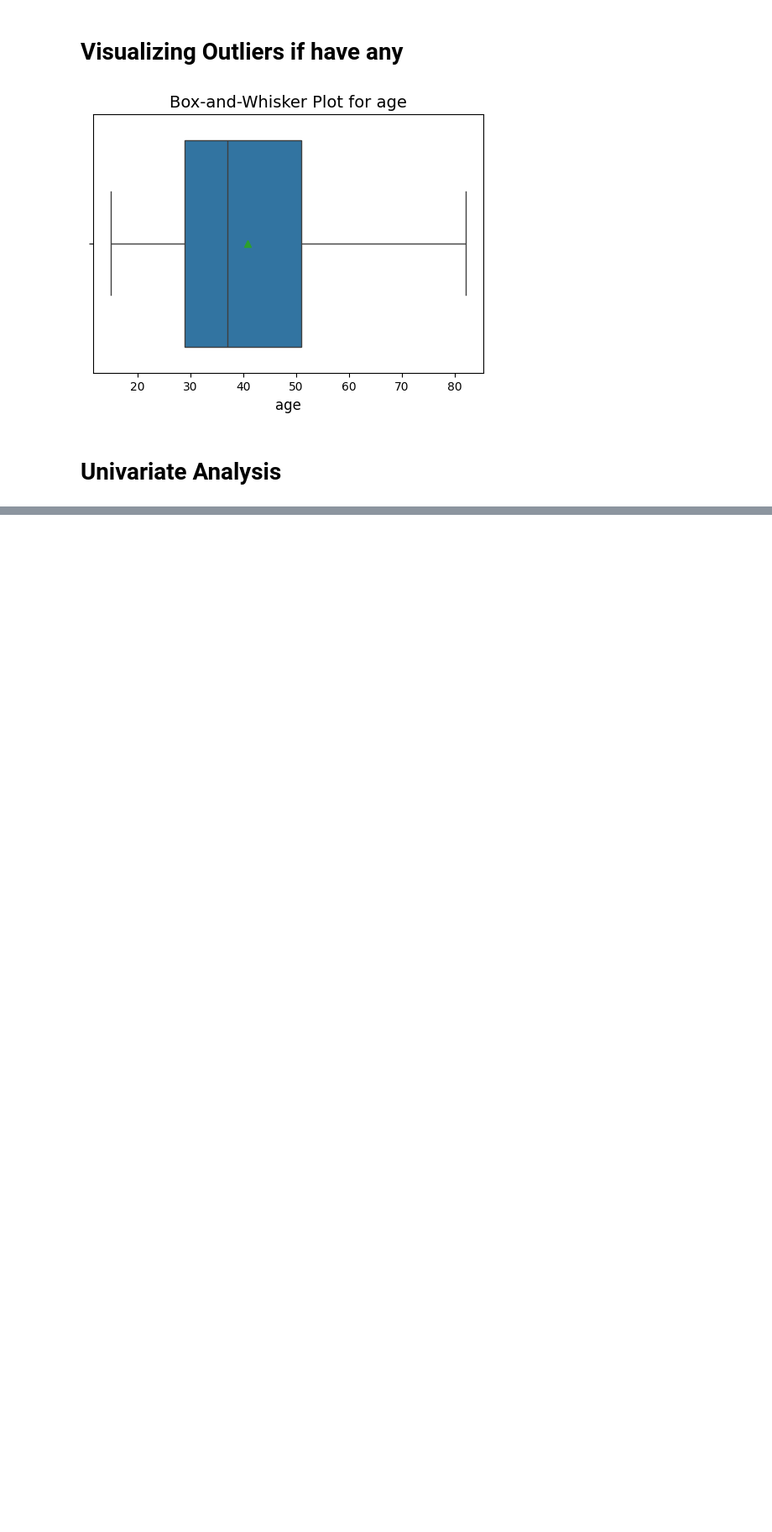
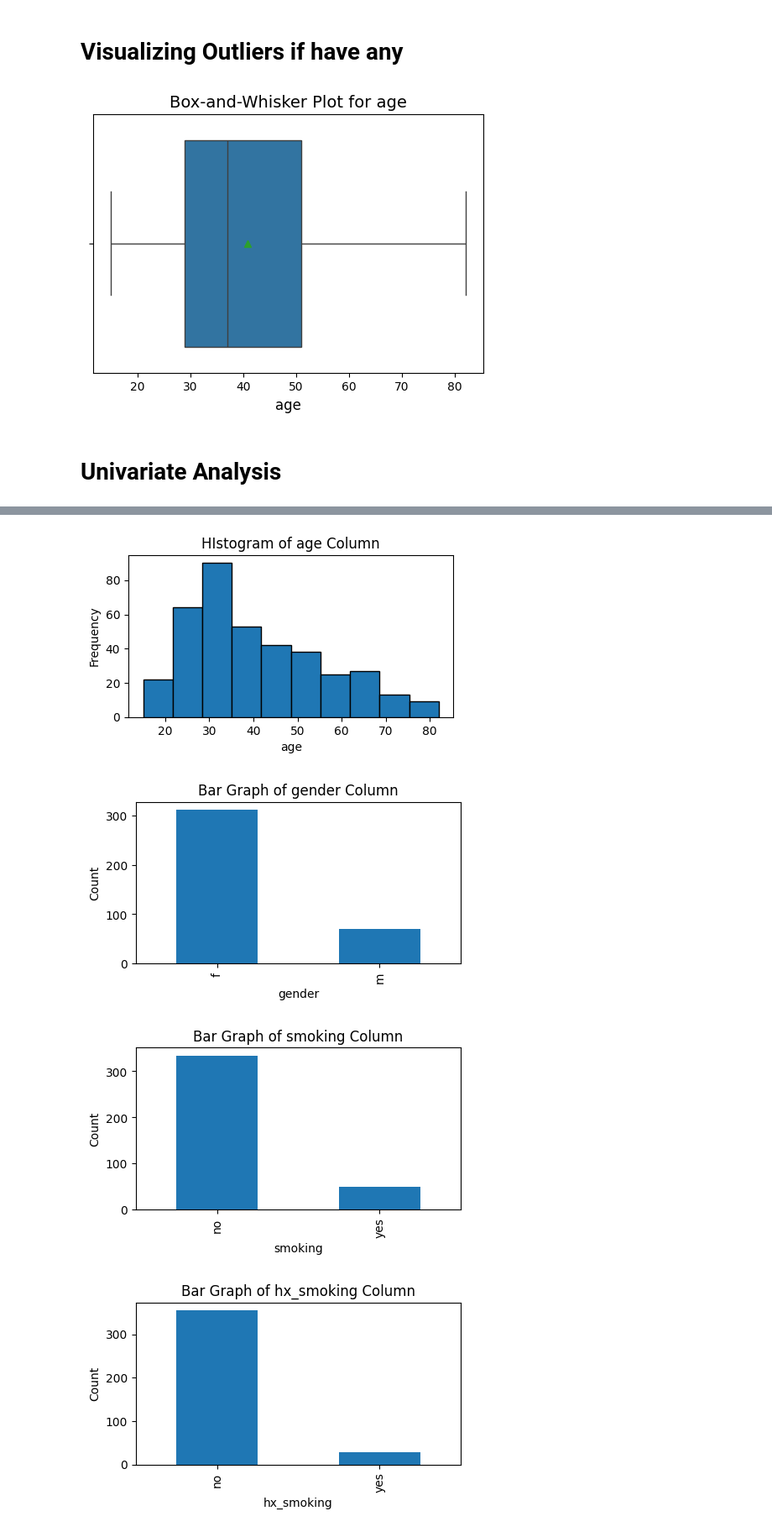
Before and after one commit to madmaxtoastflytiger/CaptStone2-Thyroid-Disease, a Jupyter notebook: 3_ThyroidDisease_EDA.ipynb, the cells around one changed output, grey strips where cells are left out. Shown at 84% size. Saved outputs shown, nothing was run; the diff lists cells and outputs as text; code cells hidden in the pictures; blank space fills up the shorter version.

Commit message:
finish up bar graph and histo code

```diff
--- a/3_ThyroidDisease_EDA.ipynb
+++ b/3_ThyroidDisease_EDA.ipynb
@@ -161,0 +184,42 @@ plt.show()
+# %%
+# the main wrapper function will quickly run them all but if any column seems to be interesting (like maybe need to modify the bin number on a particular histogram) then I can use the inidividal function as well
+
+def quick_bar_graph(df, col_name):
+    df[col_name].value_counts().plot(kind='bar', figsize=(5, 2.5))
+    plt.title(f'Bar Graph of {col_name} Column')
+    plt.xlabel(col_name)
+    plt.ylabel('Count')
+    plt.show()
+
+
+def quick_histogram(df, col_name, bins=10):
+    df[col_name].plot(kind='hist', bins=bins, figsize=(5, 2.5), edgecolor='black')
+    plt.title(f'HIstogram of {col_name} Column')
+    plt.xlabel(col_name)
+    plt.ylabel('Frequency')
+    plt.show()
+
+
+def plot_all_graphs(df, col_names='all', histo_bins = 10):
+    if col_names == 'all':
+        col_names = df.columns.tolist()
+
+    for col_name in col_names:
+        col_type = df[col_name].dtype
+
+        # Check if the column is numeric (integer or float)
+        if col_type in ['int64', 'int32', 'int16', 'int8', 'float64', 'float32']:
+            quick_histogram(df, col_name)
+        # Check if the column is string, object, or category for bar plot
+        elif col_type in ['object', 'category', 'string']:
+            quick_bar_graph(df, col_name)
+        # If the column is not a supported type, print a message
+        else:
+            print(f"Did not graph column '{col_name}' because it is of type {col_type}.")
+# %%
+plot_all_graphs(df,'all',histo_bins = 10)
+# %% [output]
+[figure, added]
+[figure, added]
+[figure, added]
+[figure, added]
```
Also changed, not shown: parts of 22 cells of this notebook, 1 other file.
